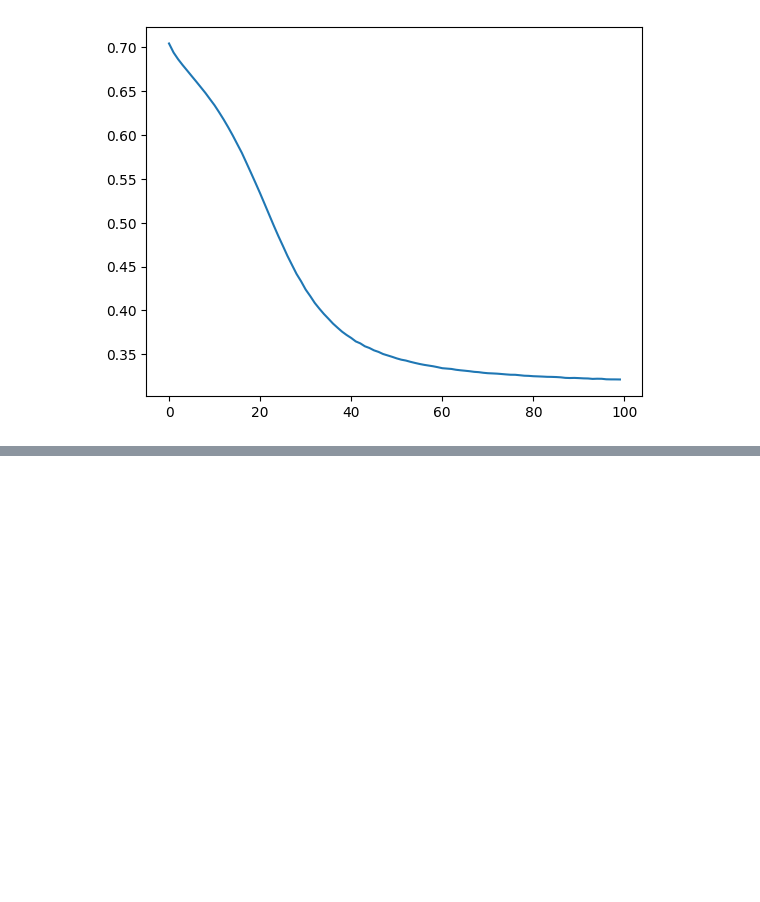
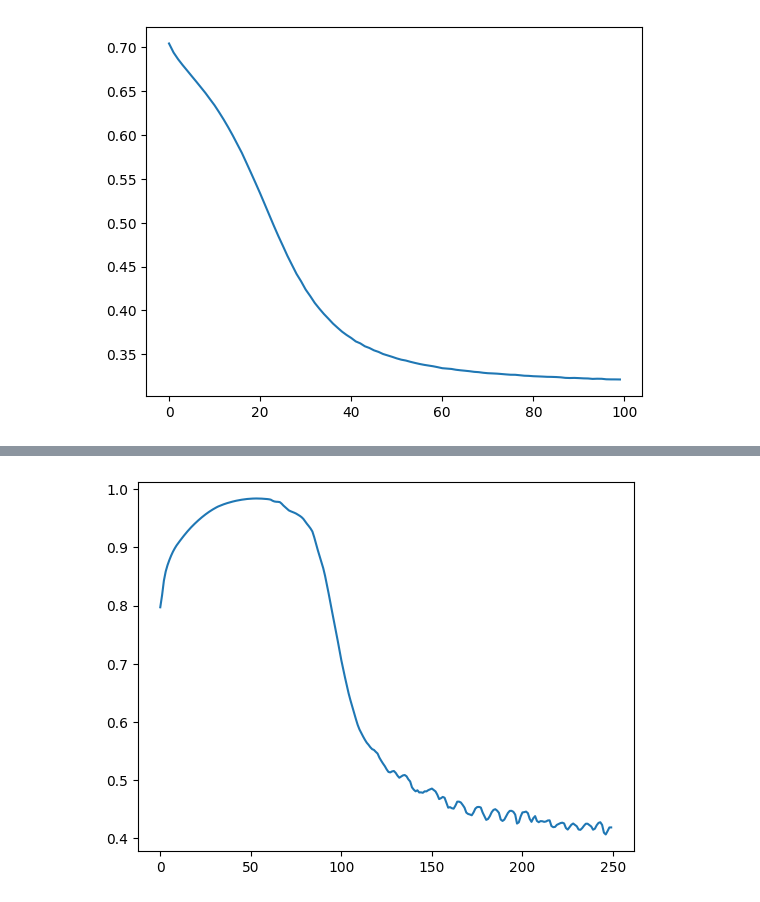
Before and after one commit to Kulakov-Nikita/neural-networks-using-CuPy, a Jupyter notebook: main_vae_gan.ipynb, the cells around one changed output, grey strips where cells are left out. Cells and saved outputs as stored; diff of their text form; code cells hidden in the pictures; blank space fills up the shorter version.

```diff
--- a/main_vae_gan.ipynb
+++ b/main_vae_gan.ipynb
@@ -66,0 +100,5 @@ plt.show()
+# %%
+plt.plot(range(len(loss_vae_gan)), [l.get() for l in loss_vae_gan])
+plt.show()
+# %% [output]
+[figure, added]
```
Also changed, not shown: parts of 6 cells of this notebook, 1 other file.
